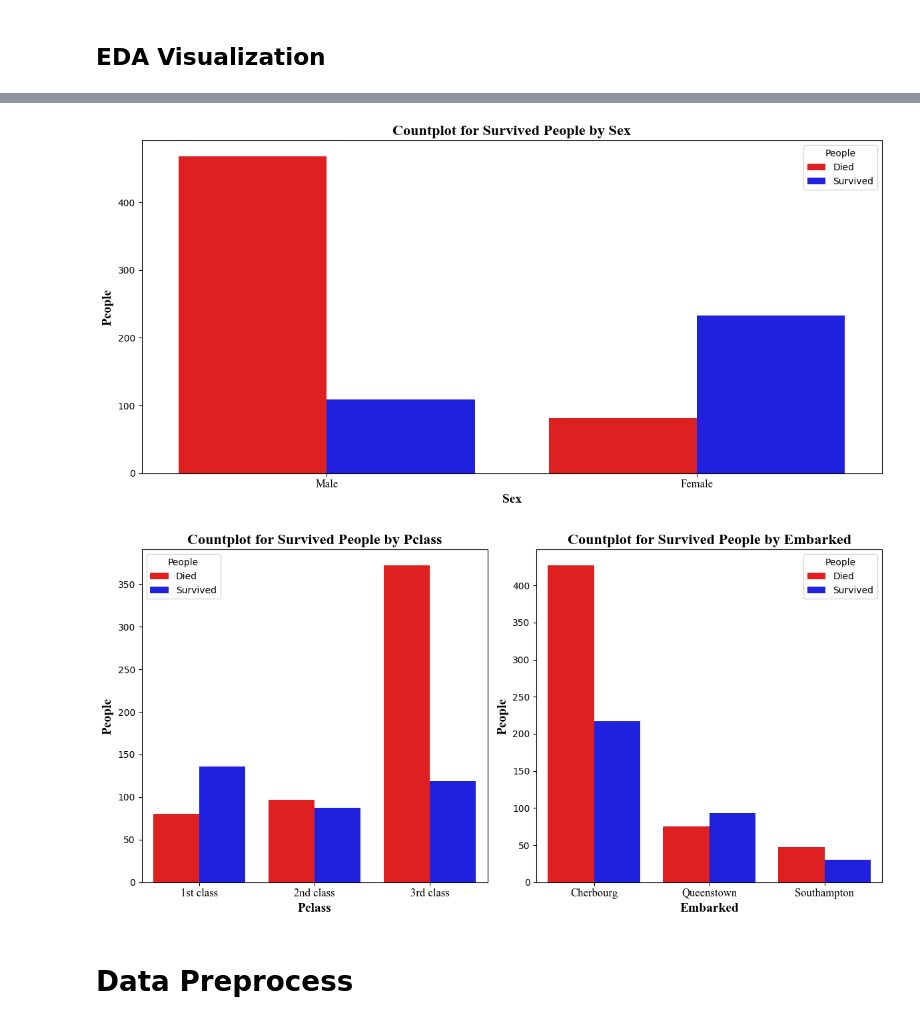
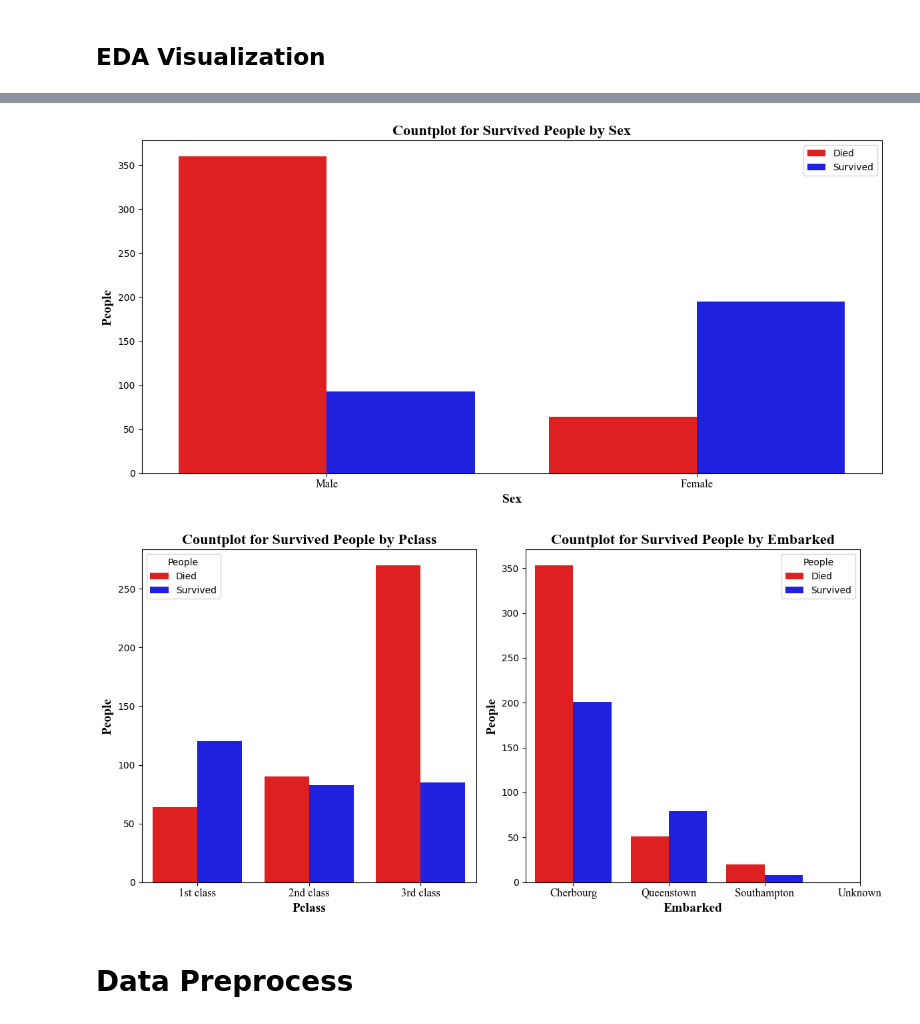
Before and after one commit to Akanakis1/Titanic_Machine_Learning_from_Disaster, a Jupyter notebook: Titanic.ipynb, the cells around one changed output, grey strips where cells are left out. Drawn from its saved outputs; the diff is of its cells as text; code cells hidden in the pictures.

```diff
--- a/Titanic.ipynb
+++ b/Titanic.ipynb
@@ -12,8 +19,8 @@ from sklearn.metrics import accuracy_score, precision_score, recall_score, f1_sc
 # %% [markdown]
 # Data Importing
 # %%
-train_df = pd.read_csv('C:/Users/alexa/OneDrive/Έγγραφα/Work_Python/Data_Analysis/Project 1 Titanic/train.csv')
-test_df = pd.read_csv('C:/Users/alexa/OneDrive/Έγγραφα/Work_Python/Data_Analysis/Project 1 Titanic/test.csv')
+train_df = pd.read_csv(r'C:\Users\alexa\OneDrive\Έγγραφα\Work_Python\Data_Analysis\Project1_Titanic\train.csv')
+test_df = pd.read_csv(r'C:\Users\alexa\OneDrive\Έγγραφα\Work_Python\Data_Analysis\Project1_Titanic\test.csv')
 # %% [markdown]
 ## Data Inspection
 # %%
@@ -44,3 +51,8 @@ Fare             1
 Cabin          327
 Embarked         0
 dtype: int64
+# %%
+train_df.drop(columns=['Ticket', 'Cabin'], inplace=True)
+train_df= train_df.dropna(axis=0)
+inspect_dataframe(train_df, "Train dataset")
+test_df.drop(columns=['Ticket', 'Cabin'], inplace=True)
@@ -93,0 +126,6 @@ _____________________________________________
+# %%
+# Ensure 'Survived' is treated as categorical
+train_df['Survived'] = train_df['Survived'].astype('category')
+
+# Alternatively, fill missing values the most common value S
+train_df['Embarked'] = train_df['Embarked'].fillna('S')
@@ -114,37 +169,47 @@ Passing `palette` without assigning `hue` is deprecated and will be removed in v
 # %%
 # Countplot for people who survived Sex
 fig, ax = plt.subplots(1, figsize=(12, 6))
-sns.countplot(x='Sex', hue='Survived', data=train_df, palette=['red', 'blue'])
+
+sns.countplot(
+    x='Sex',
+    hue='Survived',
+    data=train_df,
+    palette=['red', 'blue']
+)
 ax.set_ylabel('People', fontsize=14, color='black', fontweight='bold', fontname='Times New Roman')
 ax.set_xlabel('Sex', fontsize=14, color='black', fontweight='bold', fontname='Times New Roman')
+ax.set_xticks([0, 1])
 ax.set_xticklabels(['Male', 'Female'], fontsize=12, fontname='Times New Roman')
 ax.set_title('Countplot for Survived People by Sex', fontsize=16, fontweight='bold', fontname='Times New Roman')
-ax.legend(['Died', 'Survived'], title='People', loc='upper right')
+
+ax.legend(['Died', 'Survived'], loc='upper right')
 plt.tight_layout()
 plt.show()
 # %% [output]
-[figure, old version]
+[figure, new version]
 # %%
 # Countplot for people who survived by Pclass
-fig, axes = plt.subplots(1,2, figsize=(12, 6))
+fig, axes = plt.subplots(1, 2, figsize=(12, 6))
 sns.countplot(x='Pclass', hue='Survived', data=train_df, palette=['red', 'blue'], ax=axes[0])
 axes[0].set_ylabel('People', fontsize=14, color='black', fontweight='bold', fontname='Times New Roman')
 axes[0].set_xlabel('Pclass', fontsize=14, color='black', fontweight='bold', fontname='Times New Roman')
+axes[0].set_xticks([0, 1, 2])
 axes[0].set_xticklabels(['1st class', '2nd class', '3rd class'], fontsize=12, fontname='Times New Roman')
 axes[0].set_title('Countplot for Survived People by Pclass', fontsize=16, fontweight='bold', fontname='Times New Roman')
 axes[0].legend(['Died', 'Survived'], title='People', loc='upper left')
 
 # Countplot for people who survived by Embarked
 sns.countplot(x='Embarked', hue='Survived', data=train_df, palette=['red', 'blue'], ax=axes[1])
 axes[1].set_ylabel('People', fontsize=14, color='black', fontweight='bold', fontname='Times New Roman')
 axes[1].set_xlabel('Embarked', fontsize=14, color='black', fontweight='bold', fontname='Times New Roman')
-axes[1].set_xticklabels(['Cherbourg', 'Queenstown', 'Southampton'], fontsize=12, fontname='Times New Roman')
+axes[1].set_xticks([0, 1, 2, 3])  # Corrected from set_xtick to set_xticks
+axes[1].set_xticklabels(['Cherbourg', 'Queenstown', 'Southampton', 'Unknown'], fontsize=12, fontname='Times New Roman')
 axes[1].set_title('Countplot for Survived People by Embarked', fontsize=16, fontweight='bold', fontname='Times New Roman')
 axes[1].legend(['Died', 'Survived'], title='People', loc='upper right')
 
 plt.tight_layout()
 plt.show()
 # %% [output]
-[figure, old version]
+[figure, new version]
 # %% [markdown]
 # Data Preprocess
```
Also changed, not shown: parts of 45 cells of this notebook, 5 other files.
